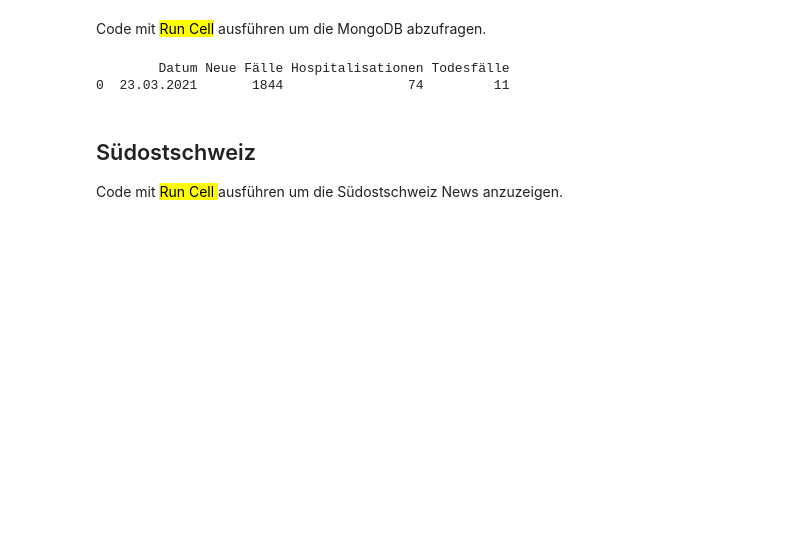
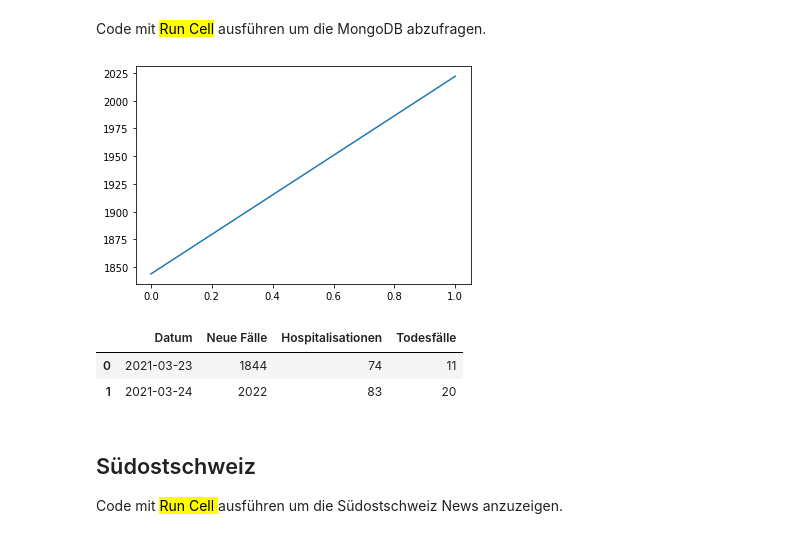
Before and after one commit to tinuwalther/Jupyter-Notebooks, a Jupyter notebook: python/News-Reader.ipynb, the cells around one changed output. Saved outputs shown, nothing was run; the diff lists cells and outputs as text; code cells hidden in the pictures; blank space fills up the shorter version.

Commit message:
Add pandas chart

```diff
--- a/python/News-Reader.ipynb
+++ b/python/News-Reader.ipynb
@@ -249,34 +285,45 @@ add_document(connectionstring, 'JupyterNB', 'Covid19', mongodb_doc)
 Code mit <mark>Run Cell</mark> ausführen um die MongoDB abzufragen.
 # %%
 def get_collection(connectionstring, database, collection):
+
     '''Connect to MongoDB and return data'''
     import pymongo, dns
     mongo_client = pymongo.MongoClient(connectionstring)
     mongo_db     = mongo_client[database]
     mongo_col    = mongo_db[collection]
     mongo_client.close()
     return mongo_col.find()
 
 
+import pandas as pd
+import matplotlib
+import datetime
+
 result = []
 credentials = input('user:password')
 connectionstring = "mongodb+srv://"+credentials+"@cluster0.epl3x.mongodb.net/?retryWrites=true&w=majority"
 for doc in get_collection(connectionstring, 'JupyterNB', 'Covid19'):
     #print(doc['Datum'],doc['Case'],doc['Difference']
     thisdict = {
-            'Datum'             : doc['Datum'],
-            'Neue Fälle'        : doc['Neue Fälle'],
-            'Hospitalisationen' : doc['Hospitalisationen'],
-            'Todesfälle'        : doc['Todesfälle'],
+            #'Datum'             : doc['Datum'],
+            'Datum'             : datetime.datetime.strptime(doc['Datum'], '%d.%m.%Y'),
+            'Neue Fälle'        : int(doc['Neue Fälle']),
+            'Hospitalisationen' : int(doc['Hospitalisationen']),
+            'Todesfälle'        : int(doc['Todesfälle']),
     }
     result.append(thisdict)
 
+# create a data frame set
+df = pd.DataFrame(result)
+# Print data frame set as line chart
+df['Neue Fälle'].plot()
 # Print data frame set as table
-df = pd.DataFrame(result)
-print(df.to_string())
+df.head()
 # %% [output]
-        Datum Neue Fälle Hospitalisationen Todesfälle
-0  23.03.2021       1844                74         11
+[figure, added]
+|  | Datum | Neue Fälle | Hospitalisationen | Todesfälle |
+| 0 | 2021-03-23 | 1844 | 74 | 11 |
+| 1 | 2021-03-24 | 2022 | 83 | 20 |
 # %% [markdown]
 ## Südostschweiz
 Code  mit <mark> Run Cell </mark> ausführen um die Südostschweiz News anzuzeigen.
```
Also changed, not shown: parts of 3 cells of this notebook.
